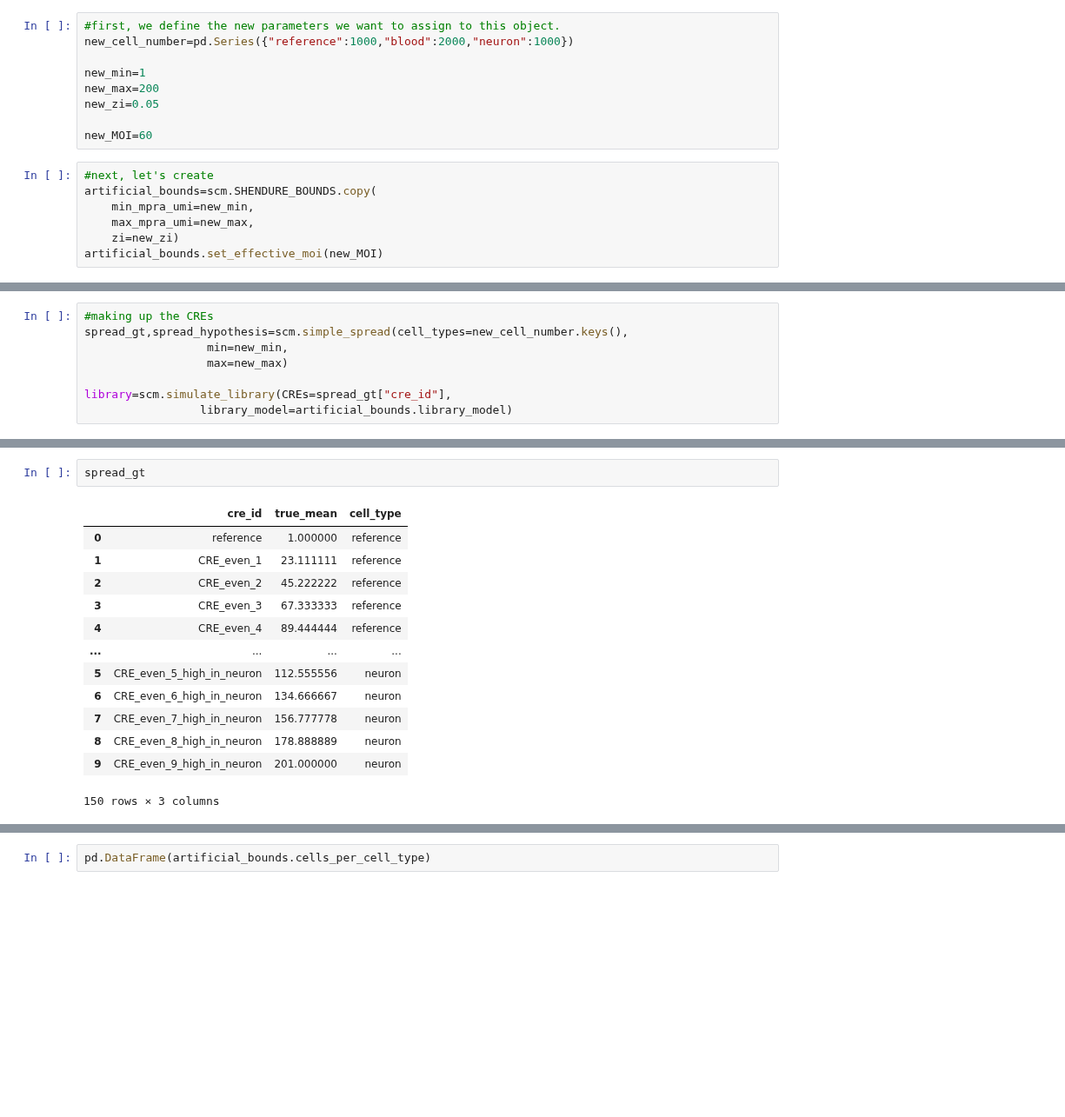
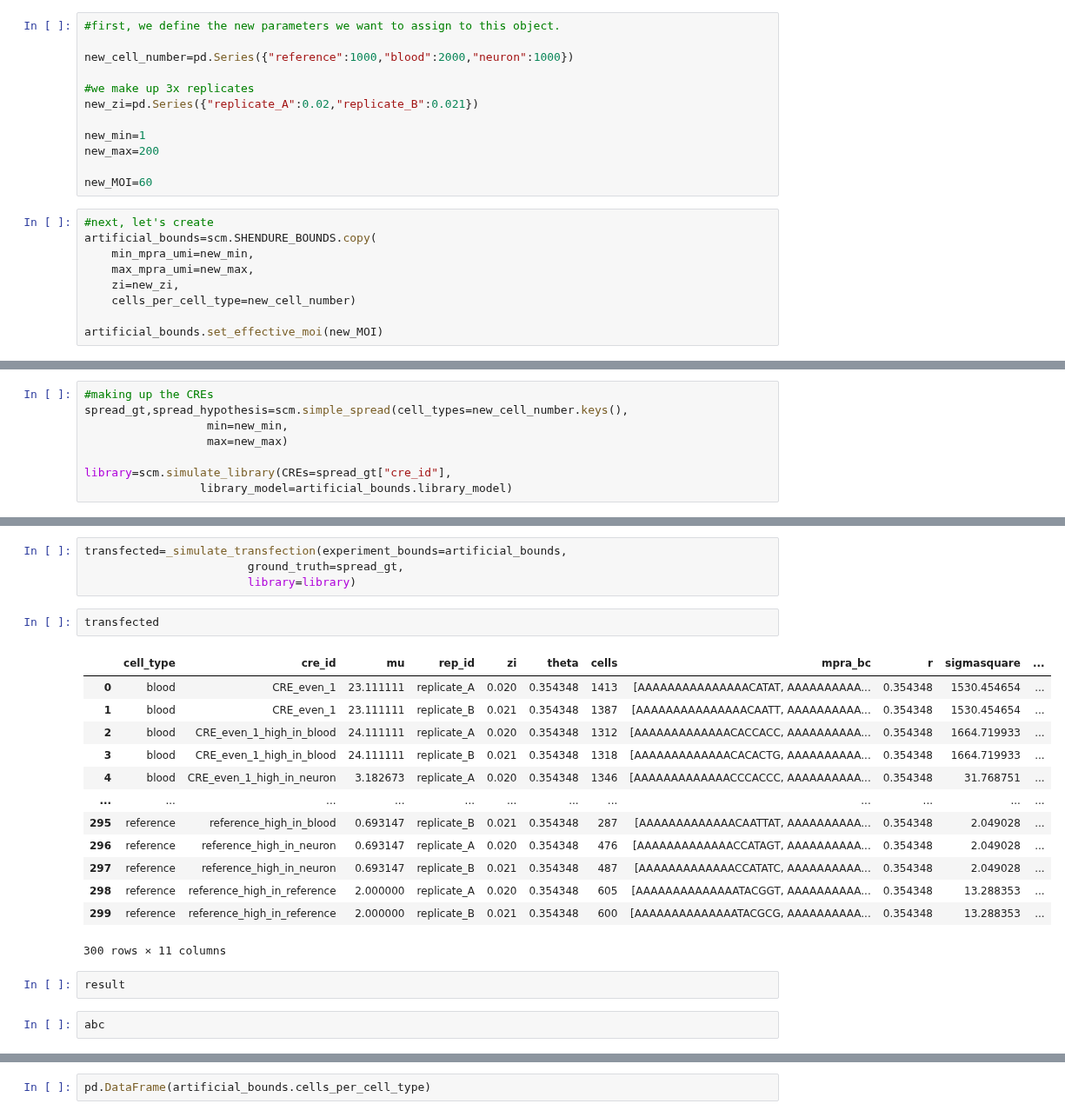
Before and after one commit to Reilly-Lab-Yale/tabula-rasa, a Jupyter notebook: analyses/supporting/bounds.ipynb, the cells around one changed output, grey strips where cells are left out. Shown at 87% size. Drawn from its saved outputs; the diff is of its cells as text; blank space fills up the shorter version.

```diff
--- a/analyses/supporting/bounds.ipynb
+++ b/analyses/supporting/bounds.ipynb
@@ -29,11 +29,14 @@ client=Client(cluster)
 # Seting experimiental design parameters
 # %%
 #first, we define the new parameters we want to assign to this object.
+
 new_cell_number=pd.Series({"reference":1000,"blood":2000,"neuron":1000})
+
+#we make up 3x replicates
+new_zi=pd.Series({"replicate_A":0.02,"replicate_B":0.021})
 
 new_min=1
 new_max=200
-new_zi=0.05
 
 new_MOI=60
 # %%
@@ -41,7 +44,9 @@ new_MOI=60
 artificial_bounds=scm.SHENDURE_BOUNDS.copy(
     min_mpra_umi=new_min,
     max_mpra_umi=new_max,
-    zi=new_zi)
+    zi=new_zi,
+    cells_per_cell_type=new_cell_number)
+
 artificial_bounds.set_effective_moi(new_MOI)
 # %%
 scm.SHENDURE_BOUNDS.plot_transfection()
@@ -141,16 +220,24 @@ simulate_transfection(experiment_bounds=artificial_bounds,
-# %%
-spread_gt
-# %% [output]
-|  | cre_id | true_mean | cell_type |
-| 0 | reference | 1.000000 | reference |
-| 1 | CRE_even_1 | 23.111111 | reference |
-| 2 | CRE_even_2 | 45.222222 | reference |
-| 3 | CRE_even_3 | 67.333333 | reference |
-| 4 | CRE_even_4 | 89.444444 | reference |
-| ... | ... | ... | ... |
-| 5 | CRE_even_5_high_in_neuron | 112.555556 | neuron |
-| 6 | CRE_even_6_high_in_neuron | 134.666667 | neuron |
-| 7 | CRE_even_7_high_in_neuron | 156.777778 | neuron |
-| 8 | CRE_even_8_high_in_neuron | 178.888889 | neuron |
-| 9 | CRE_even_9_high_in_neuron | 201.000000 | neuron |
-150 rows × 3 columns
+# %%
+transfected=_simulate_transfection(experiment_bounds=artificial_bounds,
+                        ground_truth=spread_gt,
+                        library=library)
+# %%
+transfected
+# %% [output]
+|  | cell_type | cre_id | mu | rep_id | zi | theta | cells | mpra_bc | r | sigmasquare | ... |
+| 0 | blood | CRE_even_1 | 23.111111 | replicate_A | 0.020 | 0.354348 | 1413 | [AAAAAAAAAAAAAAACATAT, AAAAAAAAAA... | 0.354348 | 1530.454654 | ... |
+| 1 | blood | CRE_even_1 | 23.111111 | replicate_B | 0.021 | 0.354348 | 1387 | [AAAAAAAAAAAAAAACAATT, AAAAAAAAAA... | 0.354348 | 1530.454654 | ... |
+| 2 | blood | CRE_even_1_high_in_blood | 24.111111 | replicate_A | 0.020 | 0.354348 | 1312 | [AAAAAAAAAAAAACACCACC, AAAAAAAAAA... | 0.354348 | 1664.719933 | ... |
+| 3 | blood | CRE_even_1_high_in_blood | 24.111111 | replicate_B | 0.021 | 0.354348 | 1318 | [AAAAAAAAAAAAACACACTG, AAAAAAAAAA... | 0.354348 | 1664.719933 | ... |
+| 4 | blood | CRE_even_1_high_in_neuron | 3.182673 | replicate_A | 0.020 | 0.354348 | 1346 | [AAAAAAAAAAAAACCCACCC, AAAAAAAAAA... | 0.354348 | 31.768751 | ... |
+| ... | ... | ... | ... | ... | ... | ... | ... | ... | ... | ... | ... |
+| 295 | reference | reference_high_in_blood | 0.693147 | replicate_B | 0.021 | 0.354348 | 287 | [AAAAAAAAAAAAACAATTAT, AAAAAAAAAA... | 0.354348 | 2.049028 | ... |
+| 296 | reference | reference_high_in_neuron | 0.693147 | replicate_A | 0.020 | 0.354348 | 476 | [AAAAAAAAAAAAACCATAGT, AAAAAAAAAA... | 0.354348 | 2.049028 | ... |
+| 297 | reference | reference_high_in_neuron | 0.693147 | replicate_B | 0.021 | 0.354348 | 487 | [AAAAAAAAAAAAACCATATC, AAAAAAAAAA... | 0.354348 | 2.049028 | ... |
+| 298 | reference | reference_high_in_reference | 2.000000 | replicate_A | 0.020 | 0.354348 | 605 | [AAAAAAAAAAAAAATACGGT, AAAAAAAAAA... | 0.354348 | 13.288353 | ... |
+| 299 | reference | reference_high_in_reference | 2.000000 | replicate_B | 0.021 | 0.354348 | 600 | [AAAAAAAAAAAAAATACGCG, AAAAAAAAAA... | 0.354348 | 13.288353 | ... |
+300 rows × 11 columns
+# %%
+result
+# %%
+abc
```
Also changed, not shown: parts of 11 cells of this notebook.
